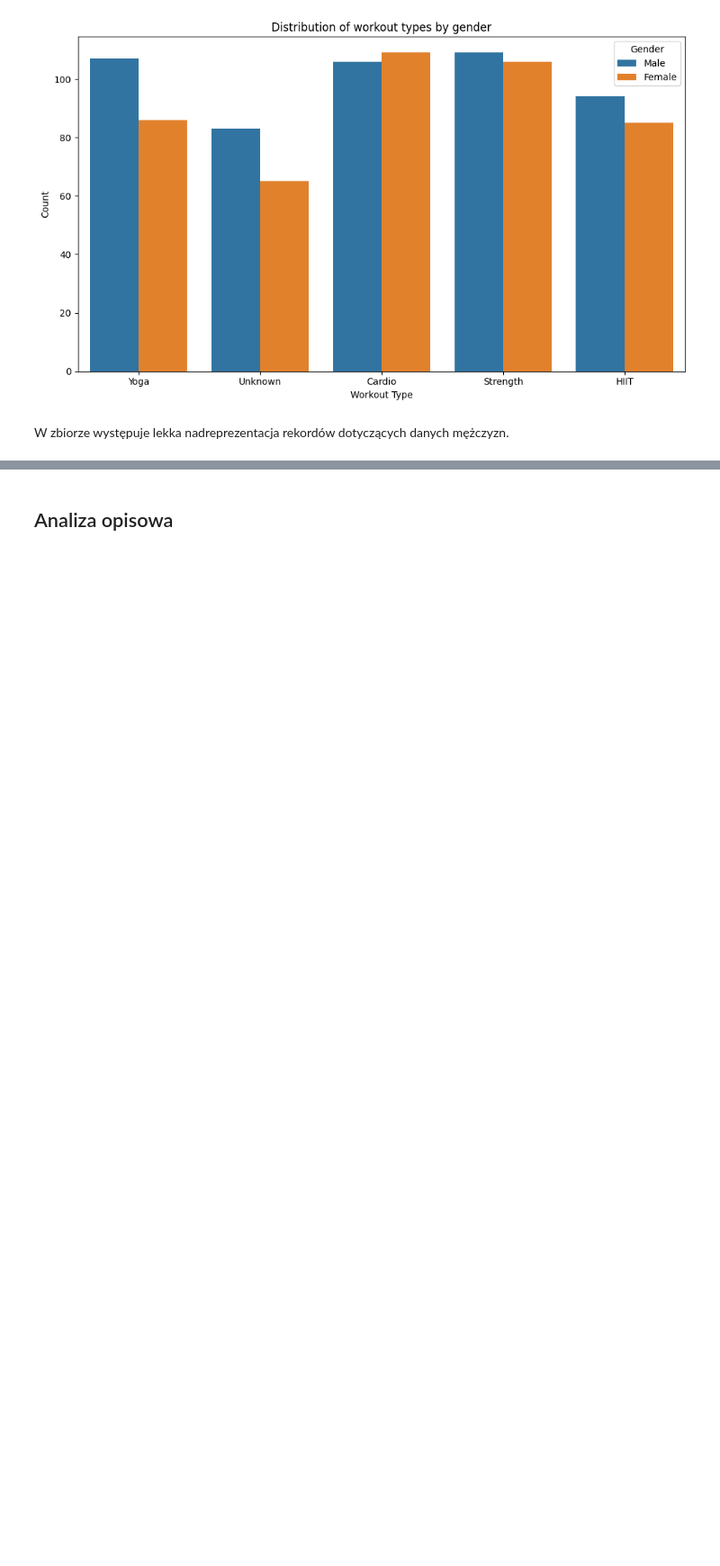
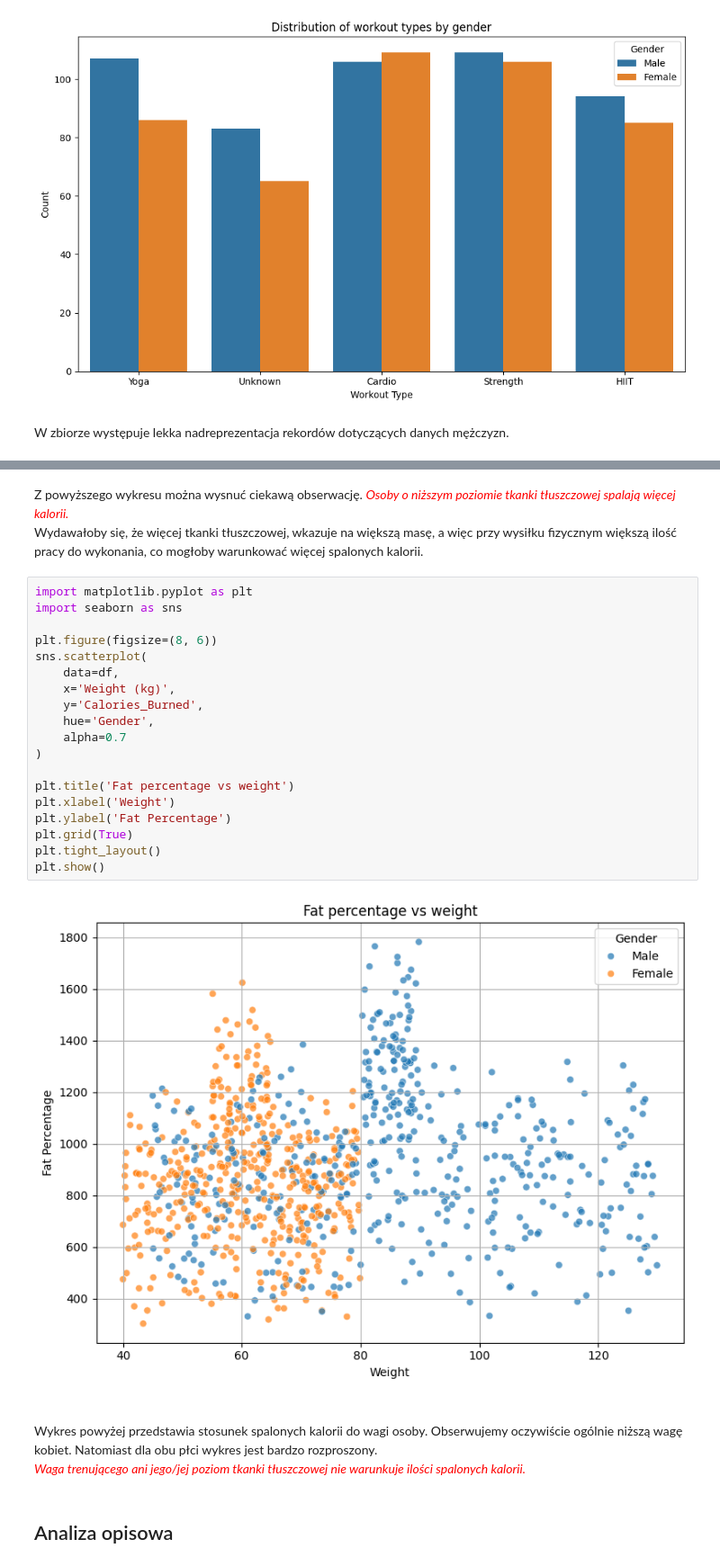
Before and after one commit to karoljablonski/Statistics_pg, a Jupyter notebook: project.ipynb, the cells around one changed output, grey strips where cells are left out. Shown at 90% size. Drawn from its saved outputs; the diff is of its cells as text; blank space fills up the shorter version.

```diff
--- a/project.ipynb
+++ b/project.ipynb
@@ -718,3 +682,29 @@ plt.show()
+# %% [markdown]
+Z powyższego wykresu można wysnuć ciekawą obserwację. <font color="red">*Osoby o niższym poziomie tkanki tłuszczowej spalają więcej kalorii.*</font> <br>
+Wydawałoby się, że więcej tkanki tłuszczowej, wkazuje na większą masę, a więc przy wysiłku fizycznym większą ilość pracy do wykonania, co mogłoby warunkować więcej spalonych kalorii.
+# %%
+import matplotlib.pyplot as plt
+import seaborn as sns
+
+plt.figure(figsize=(8, 6))
+sns.scatterplot(
+    data=df,
+    x='Weight (kg)',
+    y='Calories_Burned',
+    hue='Gender',
+    alpha=0.7
+)
+
+plt.title('Fat percentage vs weight')
+plt.xlabel('Weight')
+plt.ylabel('Fat Percentage')
+plt.grid(True)
+plt.tight_layout()
+plt.show()
+# %% [output]
+[figure, added]
+# %% [markdown]
+<br>Wykres powyżej przedstawia stosunek spalonych kalorii do wagi osoby. Obserwujemy oczywiście ogólnie niższą wagę kobiet. Natomiast dla obu płci wykres jest bardzo rozproszony. <br><font color="red"> *Waga trenującego ani jego/jej poziom tkanki tłuszczowej nie warunkuje ilości spalonych kalorii.*</font>
 # %% [markdown]
 Analiza opisowa
 ---
```
Also changed, not shown: parts of 29 cells of this notebook.
